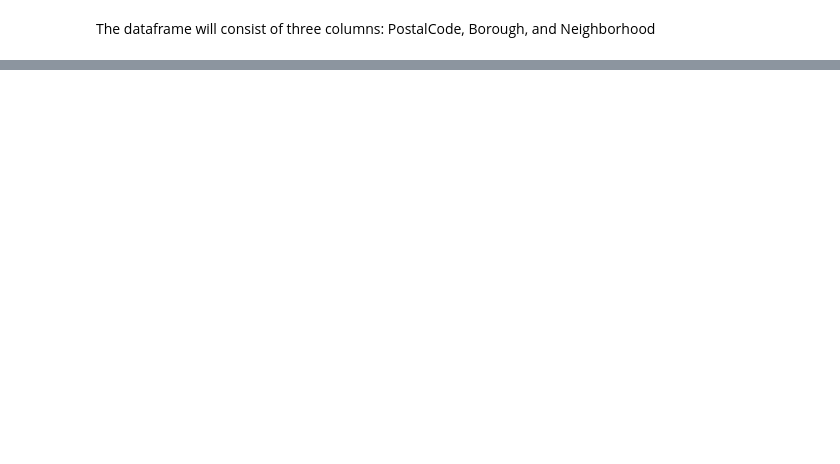
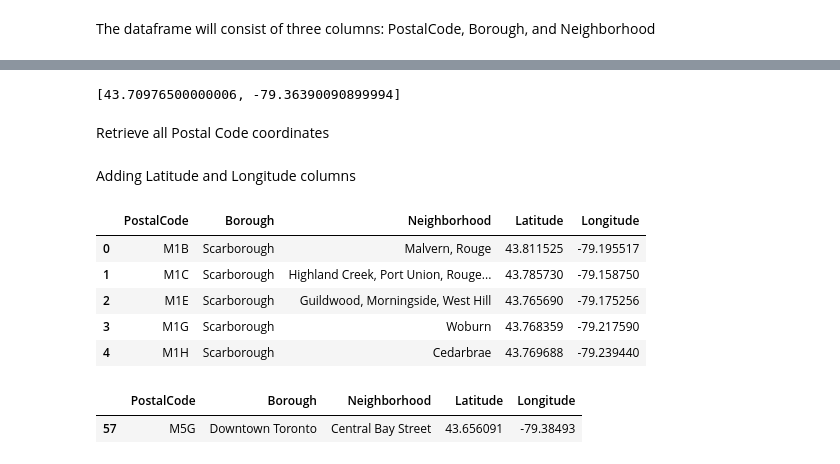
Before and after one commit to thisisaaqib/capstone-repository, a Jupyter notebook: Segmenting and Clustering Neighborhoods.ipynb, the cells around one changed output, grey strips where cells are left out. Drawn from its saved outputs; the diff is of its cells as text; code cells hidden in the pictures; blank space fills up the shorter version.

```diff
--- a/Segmenting and Clustering Neighborhoods.ipynb
+++ b/Segmenting and Clustering Neighborhoods.ipynb
@@ -132,0 +112,3 @@ df1
+# %%
+df = pd.read_csv('task1.csv')
+df.head()
@@ -132,0 +139,38 @@ df1
+# %%
+def get_latlng(postal_code):
+    # initialize your variable to None
+    lat_lng_coords = None
+    # loop until you get the coordinates
+    while(lat_lng_coords is None):
+        g = geocoder.arcgis('{}, Toronto, Ontario'.format(postal_code))
+        lat_lng_coords = g.latlng
+    return lat_lng_coords
+
+get_latlng('M4G')
+# %% [output]
+[43.70976500000006, -79.36390090899994]
+# %% [markdown]
+Retrieve all Postal Code coordinates
+# %%
+postal_codes = df['PostalCode']
+coords = [ get_latlng(postal_code) for postal_code in postal_codes.tolist() ]
+# %% [markdown]
+Adding Latitude and Longitude columns
+# %%
+df_coords = pd.DataFrame(coords, columns=['Latitude', 'Longitude'])
+df['Latitude'] = df_coords['Latitude']
+df['Longitude'] = df_coords['Longitude']
+# %%
+df.head()
+# %% [output]
+|  | PostalCode | Borough | Neighborhood | Latitude | Longitude |
+| 0 | M1B | Scarborough | Malvern, Rouge | 43.811525 | -79.195517 |
+| 1 | M1C | Scarborough | Highland Creek, Port Union, Rouge... | 43.785730 | -79.158750 |
+| 2 | M1E | Scarborough | Guildwood, Morningside, West Hill | 43.765690 | -79.175256 |
+| 3 | M1G | Scarborough | Woburn | 43.768359 | -79.217590 |
+| 4 | M1H | Scarborough | Cedarbrae | 43.769688 | -79.239440 |
+# %%
+df[df.PostalCode == 'M5G']
+# %% [output]
+|  | PostalCode | Borough | Neighborhood | Latitude | Longitude |
+| 57 | M5G | Downtown Toronto | Central Bay Street | 43.656091 | -79.38493 |
```
Also changed, not shown: parts of 46 cells of this notebook.
